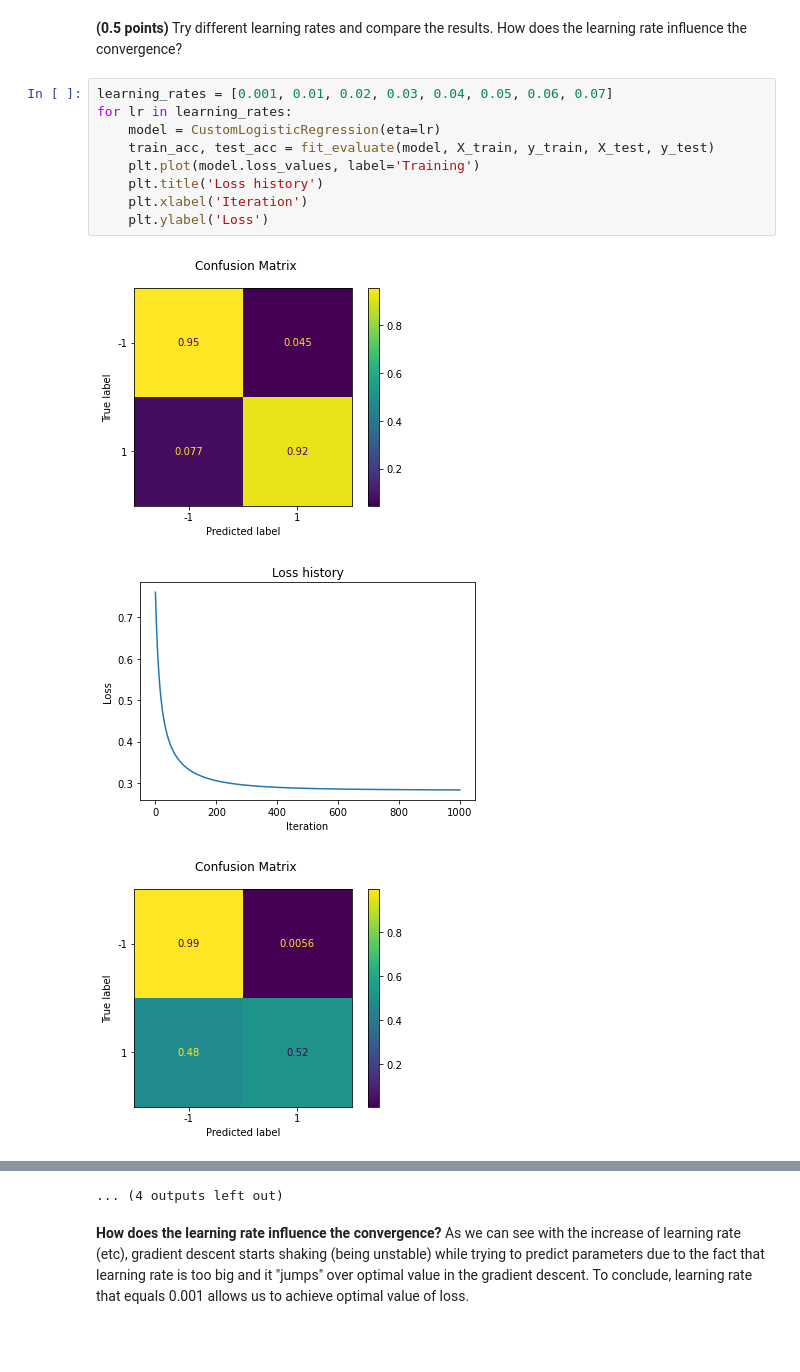
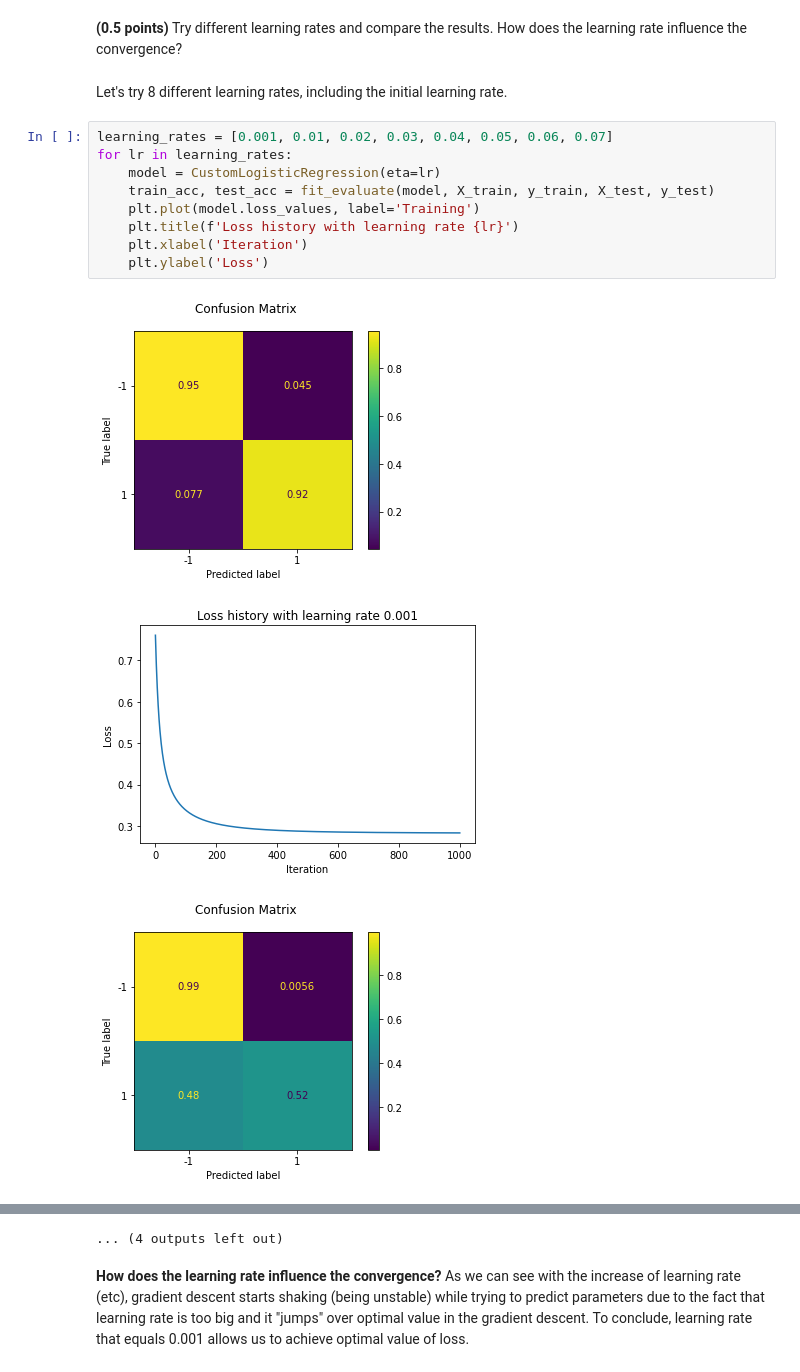
Before and after one commit to drnaida/rsschool-machine-learning-course, a Jupyter notebook: hw_classification.ipynb, the cells around one changed output, grey strips where cells are left out. Cells and saved outputs as stored; diff of their text form; blank space fills up the shorter version.

```diff
--- a/hw_classification.ipynb
+++ b/hw_classification.ipynb
@@ -214,16 +214,18 @@ Text(0, 0.5, 'Loss')
 As we can see above as number of an iteration increases, loss value decreases.
 # %% [markdown]
 **(0.5 points)** Try different learning rates and compare the results. How does the learning rate influence the convergence?
+# %% [markdown]
+Let's try 8 different learning rates, including the initial learning rate.
 # %%
 learning_rates = [0.001, 0.01, 0.02, 0.03, 0.04, 0.05, 0.06, 0.07]
 for lr in learning_rates:
     model = CustomLogisticRegression(eta=lr)
     train_acc, test_acc = fit_evaluate(model, X_train, y_train, X_test, y_test)
     plt.plot(model.loss_values, label='Training')
-    plt.title('Loss history')
+    plt.title(f'Loss history with learning rate {lr}')
     plt.xlabel('Iteration')
     plt.ylabel('Loss')
 # %% [output]
 [figure]
-[figure, old version]
+[figure, new version]
 [figure]
```
Also changed, not shown: parts of 28 cells of this notebook.
